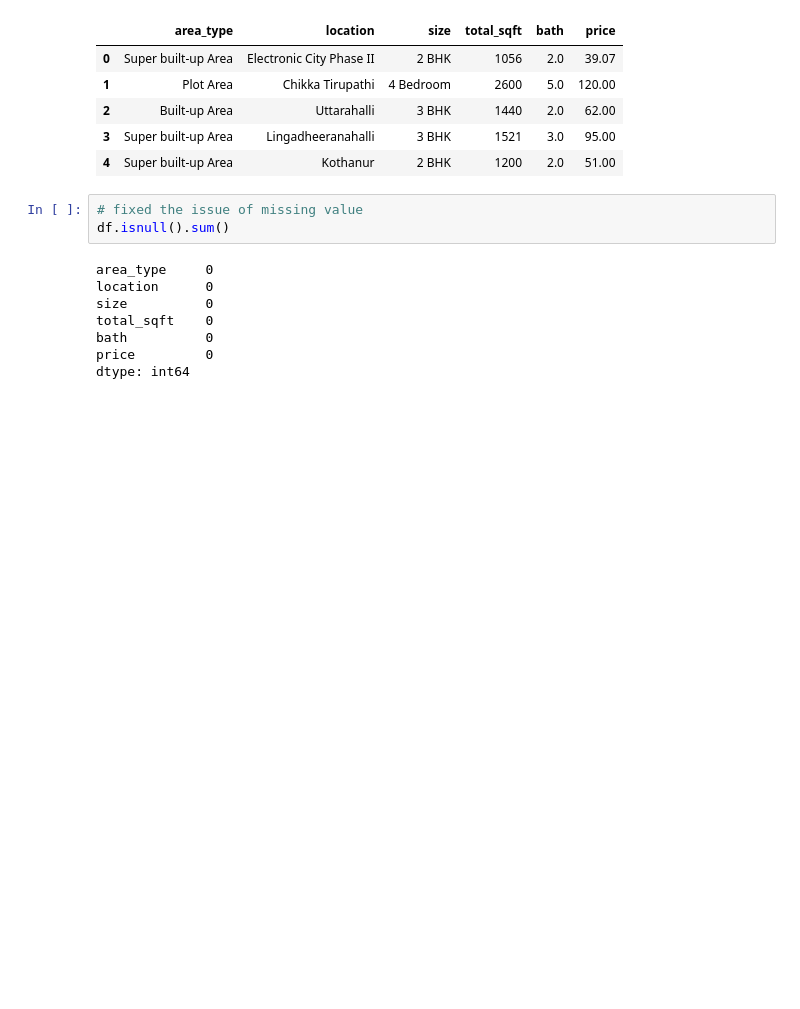
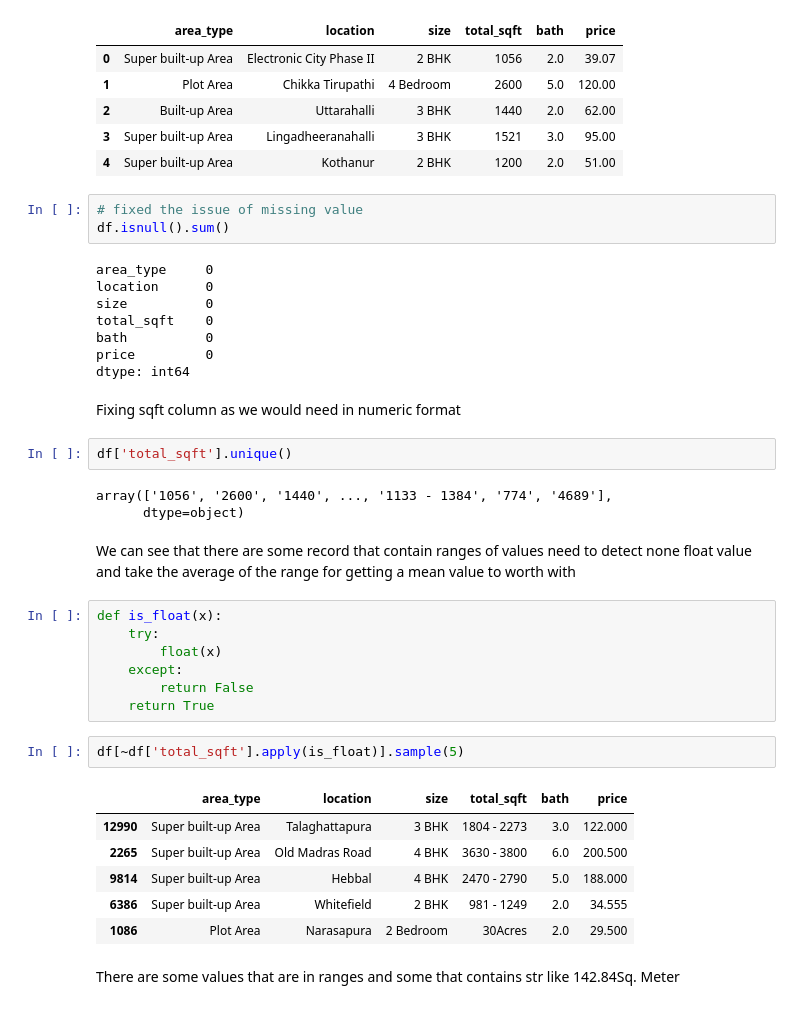
Before and after one commit to Asifdotexe/real-estate-price-prediction, a Jupyter notebook: python/House Price Prediction.ipynb, the cells around one changed output. Cells and saved outputs as stored; diff of their text form; blank space fills up the shorter version.

```diff
--- a/python/House Price Prediction.ipynb
+++ b/python/House Price Prediction.ipynb
@@ -117,3 +117,31 @@ total_sqft    0
 bath          0
 price         0
 dtype: int64
+# %% [markdown]
+Fixing sqft column as we would need in numeric format
+# %%
+df['total_sqft'].unique()
+# %% [output]
+array(['1056', '2600', '1440', ..., '1133 - 1384', '774', '4689'],
+      dtype=object)
+# %% [markdown]
+We can see that there are some record that contain ranges of values
+need to detect none float value and take the average of the range for getting a mean value to worth with
+# %%
+def is_float(x):
+    try:
+        float(x)
+    except:
+        return False
+    return True
+# %%
+df[~df['total_sqft'].apply(is_float)].sample(5)
+# %% [output]
+|  | area_type | location | size | total_sqft | bath | price |
+| 12990 | Super built-up Area | Talaghattapura | 3 BHK | 1804 - 2273 | 3.0 | 122.000 |
+| 2265 | Super built-up Area | Old Madras Road | 4 BHK | 3630 - 3800 | 6.0 | 200.500 |
+| 9814 | Super built-up Area | Hebbal | 4 BHK | 2470 - 2790 | 5.0 | 188.000 |
+| 6386 | Super built-up Area | Whitefield | 2 BHK | 981 - 1249 | 2.0 | 34.555 |
+| 1086 | Plot Area | Narasapura | 2 Bedroom | 30Acres | 2.0 | 29.500 |
+# %% [markdown]
+There are some values that are in ranges and some that contains str like 142.84Sq. Meter
```
Also changed, not shown: parts of 16 cells of this notebook.
